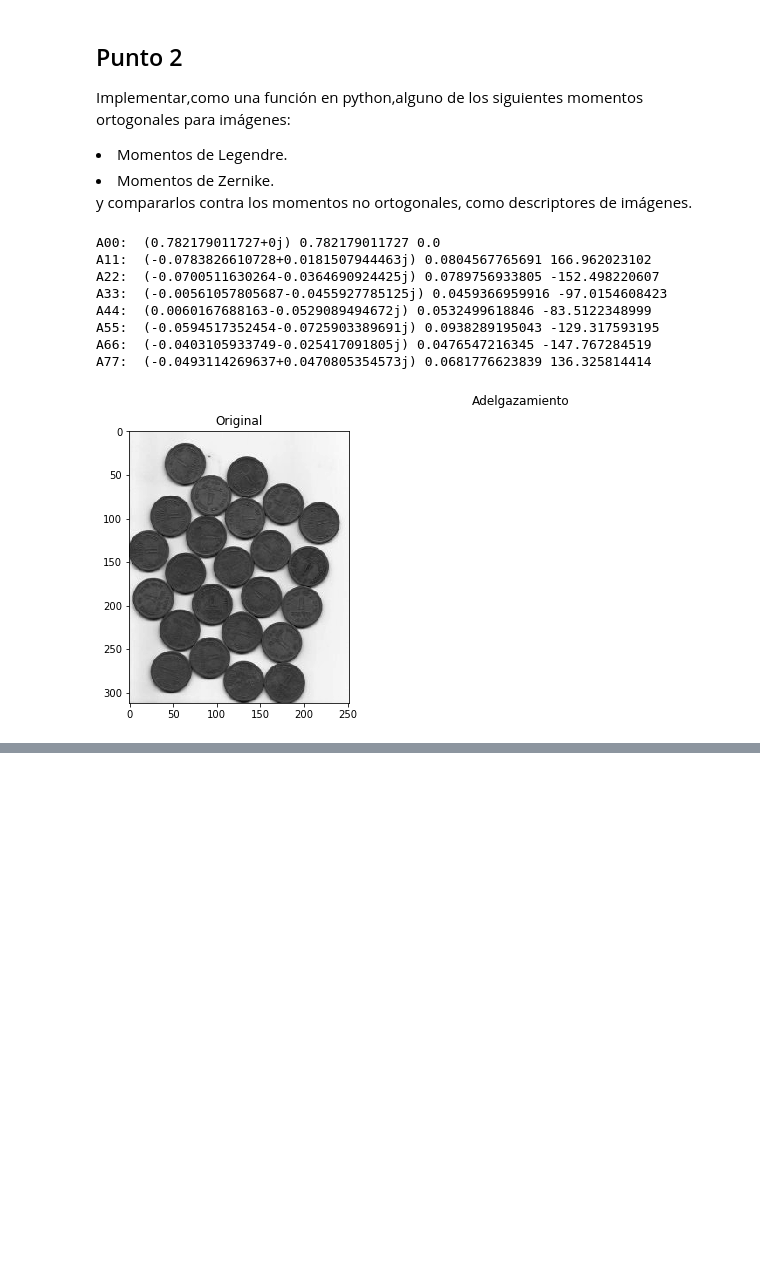
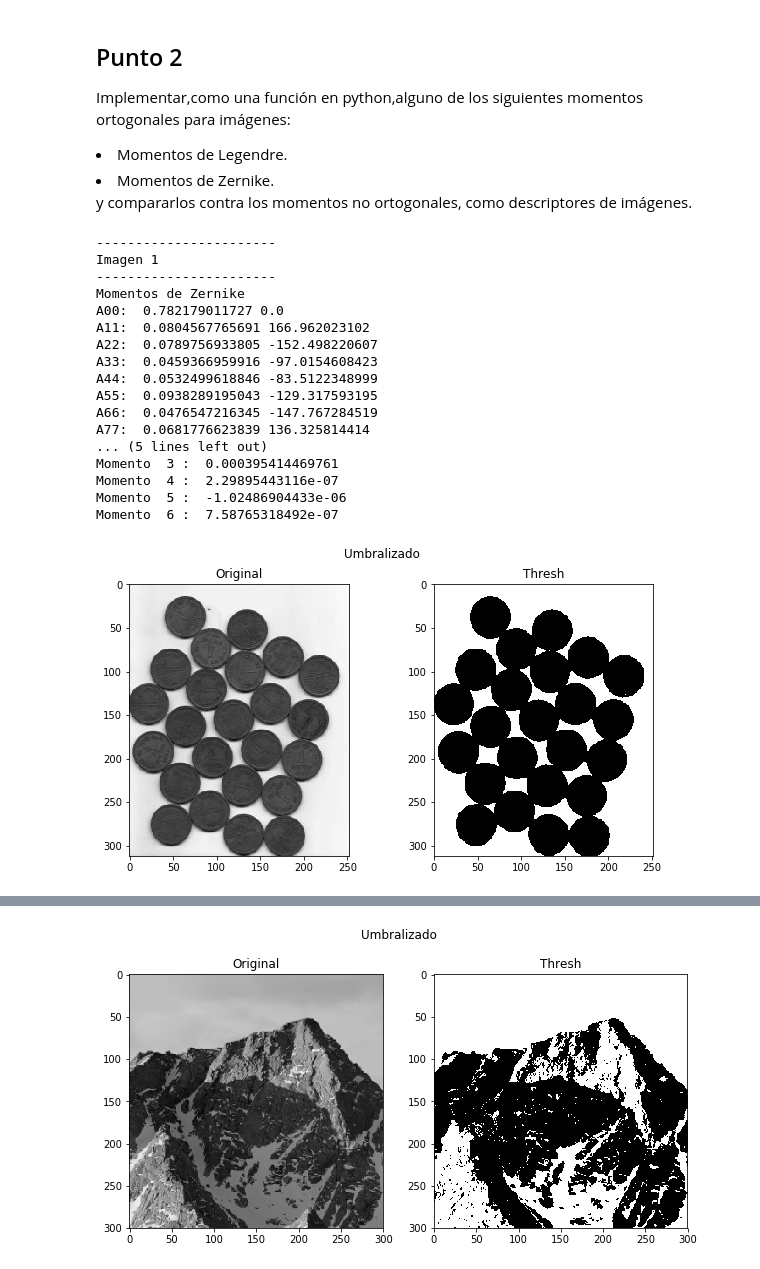
Before and after one commit to seradiazpin/MachineVisionUnal, a Jupyter notebook: Tarea10/Tarea10.ipynb, the cells around one changed output, grey strips where cells are left out. Cells and saved outputs as stored; diff of their text form; code cells hidden in the pictures; blank space fills up the shorter version.

```diff
--- a/Tarea10/Tarea10.ipynb
+++ b/Tarea10/Tarea10.ipynb
@@ -173,44 +232,84 @@ def Zernikemoment(src, n, m):
     R = np.sqrt((2 * X - N + 1) ** 2 + (2 * Y - N + 1) ** 2) / N
     Theta = np.arctan2(N - 1 - 2 * Y, 2 * X - N + 1)
     R = np.where(R <= 1, 1, 0) * R
 
     # get the radial polynomial
     Rad = radialpoly(R, n, m)
     Product = src * Rad * np.exp(-1j * m * Theta)
     # calculate the moments
     Z = Product.sum()
 
     # count the number of pixels inside the unit circle
     cnt = np.count_nonzero(R) + 1
     # normalize the amplitude of moments
     Z = (n + 1) * Z / cnt
     # calculate the amplitude of the moment
     A = abs(Z)
     # calculate the phase of the mement (in degrees)
     Phi = np.angle(Z) * 180 / np.pi
 
     return Z, A, Phi
 
 
 img = cv2.imread('w.jpg',0)
 
 ret, thresh=cv2.threshold(img,127,255,0)
-m = 2
+
+
+
+print '-----------------------'
+print 'Imagen 1'
+print '-----------------------'
+print 'Momentos de Zernike'
 for i in range(8):
     Z, A, Phi = Zernikemoment(thresh, i, i)
-    print "A"+str(i)+str(i)+": ",Z, A, Phi
+    print "A"+str(i)+str(i)+": ", A, Phi
+print '-----------------------'
+print 'Momentos de Hu'
+for i in range(len(Hu)):
+    print 'Momento ',i,': ' ,Hu[i][0]
+plt.figure(1,figsize=(10,5))
+plt.suptitle("Umbralizado")
+plt.subplot(121), plt.imshow(img, cmap=plt.cm.gray), plt.title('Original')
+plt.subplot(122), plt.imshow(thresh, cmap=plt.cm.gray), plt.title('Thresh')
+plt.show()
 
-plt.figure(2,figsize=(15,5))
-plt.suptitle("Adelgazamiento")
-plt.subplot(131), plt.imshow(img, cmap=plt.cm.gray), plt.title('Original')
+img2 = cv2.imread('square.png',0)
+
+ret, thresh2=cv2.threshold(img2,100,255,0)
+
+print '-----------------------'
+print 'Imagen 2'
+print '-----------------------'
+print 'Momentos de Zernike'
+for i in range(8):
+    Z, A, Phi = Zernikemoment(thresh2, i, i)
+    print "A"+str(i)+str(i)+": ", A, Phi
+print '-----------------------'
+print 'Momentos de Hu'
+for i in range(len(Hu2)):
+    print 'Momento ',i,': ' ,Hu2[i][0]
+plt.figure(2,figsize=(10,5))
+plt.suptitle("Umbralizado")
+plt.subplot(121), plt.imshow(img2, cmap=plt.cm.gray), plt.title('Original')
+plt.subplot(122), plt.imshow(thresh2, cmap=plt.cm.gray), plt.title('Thresh')
 plt.show()
 # %% [output]
-A00:  (0.782179011727+0j) 0.782179011727 0.0
-A11:  (-0.0783826610728+0.0181507944463j) 0.0804567765691 166.962023102
-A22:  (-0.0700511630264-0.0364690924425j) 0.0789756933805 -152.498220607
-A33:  (-0.00561057805687-0.0455927785125j) 0.0459366959916 -97.0154608423
-A44:  (0.0060167688163-0.0529089494672j) 0.0532499618846 -83.5122348999
-A55:  (-0.0594517352454-0.0725903389691j) 0.0938289195043 -129.317593195
-A66:  (-0.0403105933749-0.025417091805j) 0.0476547216345 -147.767284519
-A77:  (-0.0493114269637+0.0470805354573j) 0.0681776623839 136.325814414
+-----------------------
+Imagen 1
+-----------------------
+Momentos de Zernike
+A00:  0.782179011727 0.0
+A11:  0.0804567765691 166.962023102
+A22:  0.0789756933805 -152.498220607
+A33:  0.0459366959916 -97.0154608423
+A44:  0.0532499618846 -83.5122348999
+A55:  0.0938289195043 -129.317593195
+A66:  0.0476547216345 -147.767284519
+A77:  0.0681776623839 136.325814414
+... (5 lines left out)
+Momento  3 :  0.000395414469761
+Momento  4 :  2.29895443116e-07
+Momento  5 :  -1.02486904433e-06
+Momento  6 :  7.58765318492e-07
-[figure, old version]
+[figure, new version]
@@ -216,0 +333 @@ A77:  (-0.0493114269637+0.0470805354573j) 0.0681776623839 136.325814414
+[figure, added]
```
Also changed, not shown: parts of 4 cells of this notebook.
